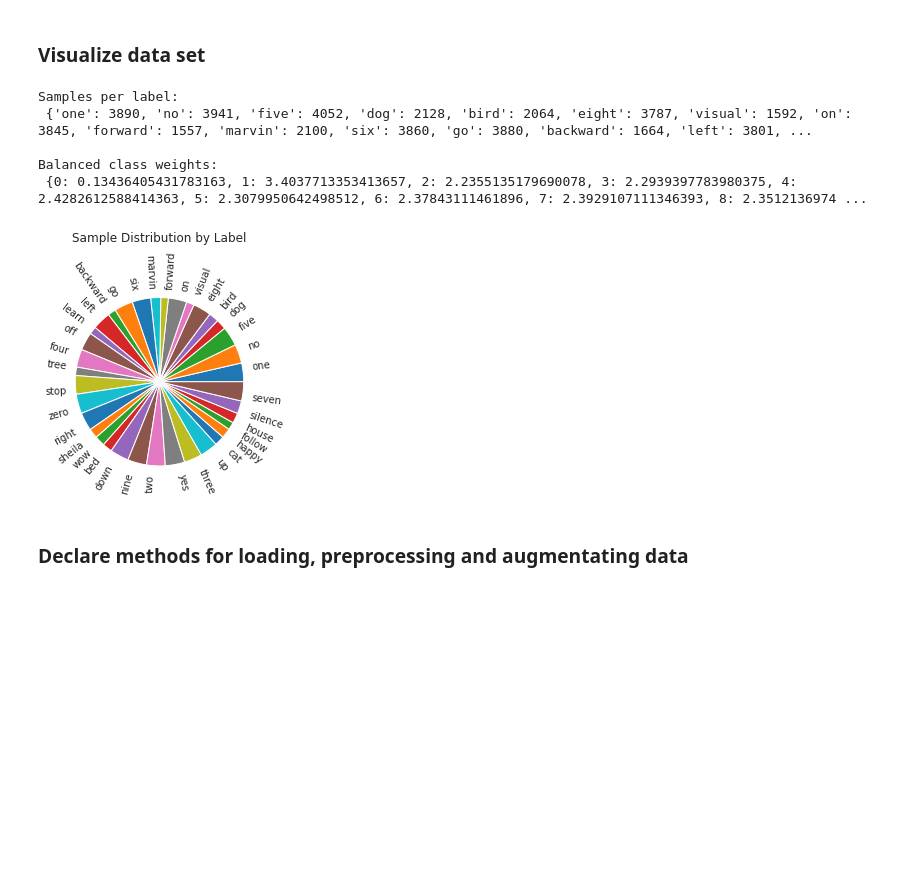
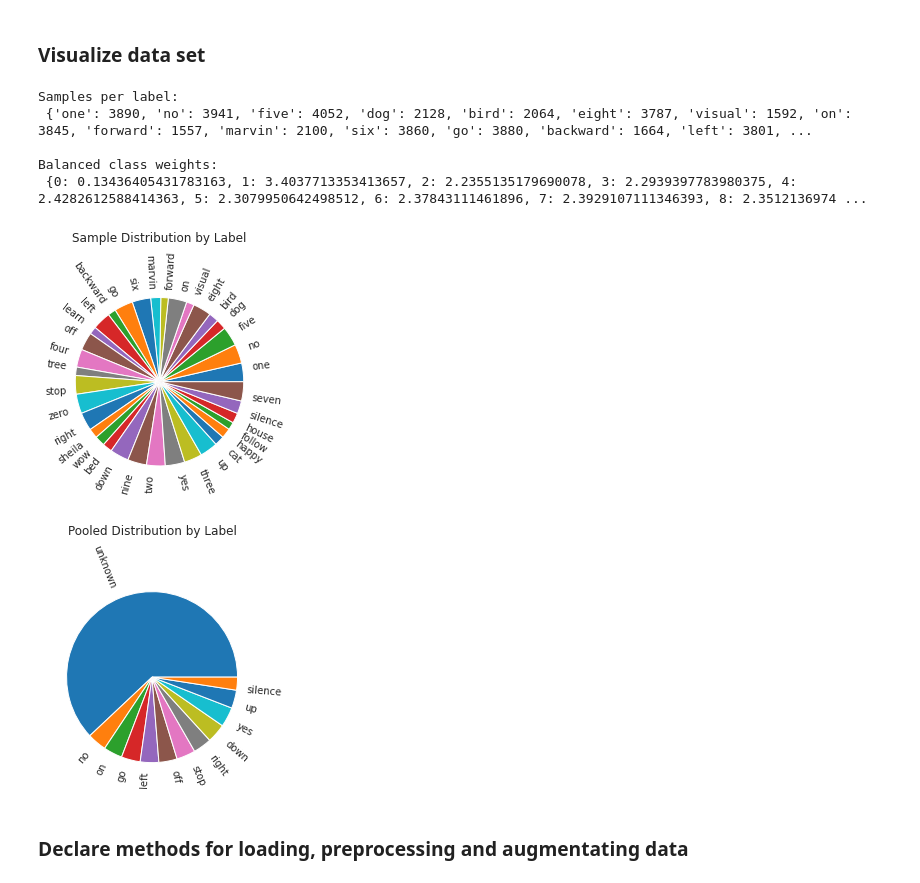
Before and after one commit to mhagglun/Speech-Recognition, a Jupyter notebook: src/train.ipynb, the cells around one changed output. Cells and saved outputs as stored; diff of their text form; code cells hidden in the pictures; blank space fills up the shorter version.

Commit message:
Add pooled sample distribution plot

```diff
--- a/src/train.ipynb
+++ b/src/train.ipynb
@@ -87,34 +87,46 @@ labels = list(samples_per_label.keys())
 counts = list(samples_per_label.values())
 
 print("Samples per label:\n", samples_per_label, "\n")
+plt.figure(1)
 plt.pie(counts, labels=labels, rotatelabels=True)
 plt.xticks(rotation=90)
 plt.suptitle('Sample Distribution by Label')
 plt.tight_layout(rect=[0, 0.03, 1, 0.95])
+plt.savefig(_ROOT_DIR+'/docs/images/sample_distribution.png')
 
 # It's fine per class but since we will aggregate all classes except ['silence', 'yes', 'no', 'up', 'down', 'left', 'right', 'on', 'off', 'stop', 'go']
 # into unknown we'll have a heavily skewed set towards the unknown label.
 # Use class weighting to combat this
 
 # Dictionary that maps classes (indices) to weights (floats)
 # Aggregate unknown class
 class_weights = {'unknown': 0}
 for label in samples_per_label:
     if label not in params.WORDS:
         class_weights['unknown'] += samples_per_label[label]
     else:
         class_weights[label] = samples_per_label[label]
 
+plt.figure(2)
+words = list(class_weights.keys())
+word_counts = list(class_weights.values())
+plt.pie(word_counts, labels=words, rotatelabels=True)
+plt.xticks(rotation=90)
+plt.suptitle('Pooled Distribution by Label')
+plt.tight_layout(rect=[0, 0.03, 1, 0.95])
+plt.savefig(_ROOT_DIR+'/docs/images/pooled_sample_distribution.png')
+
 # Calculate the weights
 class_weights = { label_id : len(filenames) / ( len(params.WORDS) * class_weights[label]) for label_id, label in enumerate(params.WORDS)}
 print("Balanced class weights:\n", class_weights, "\n")
 # %% [output]
 Samples per label:
  {'one': 3890, 'no': 3941, 'five': 4052, 'dog': 2128, 'bird': 2064, 'eight': 3787, 'visual': 1592, 'on': 3845, 'forward': 1557, 'marvin': 2100, 'six': 3860, 'go': 3880, 'backward': 1664, 'left': 3801, ...
 
 Balanced class weights:
  {0: 0.13436405431783163, 1: 3.4037713353413657, 2: 2.2355135179690078, 3: 2.2939397783980375, 4: 2.4282612588414363, 5: 2.3079950642498512, 6: 2.37843111461896, 7: 2.3929107111346393, 8: 2.3512136974 ...
 [figure]
+[figure, added]
 # %% [markdown]
 ### Declare methods for loading, preprocessing and augmentating data
 # %%
```
